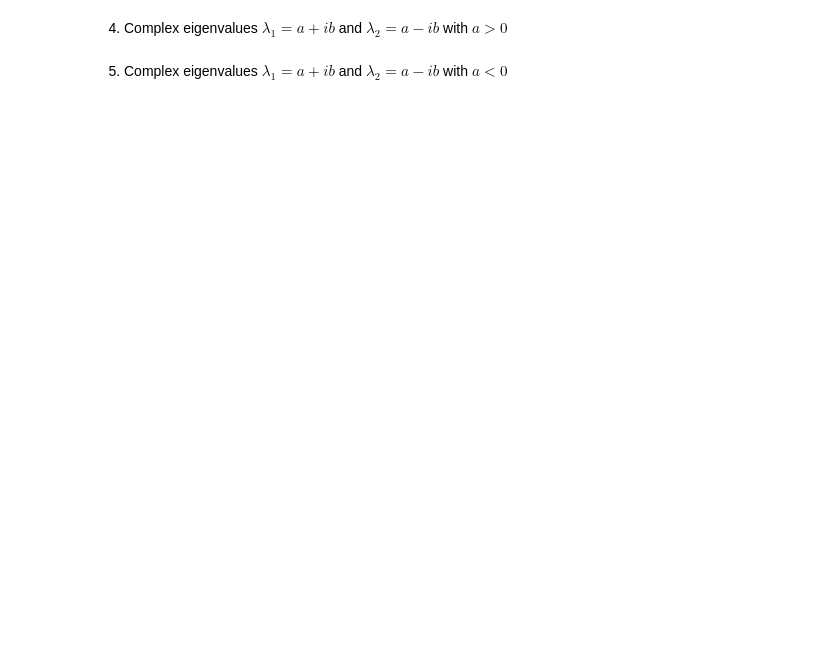
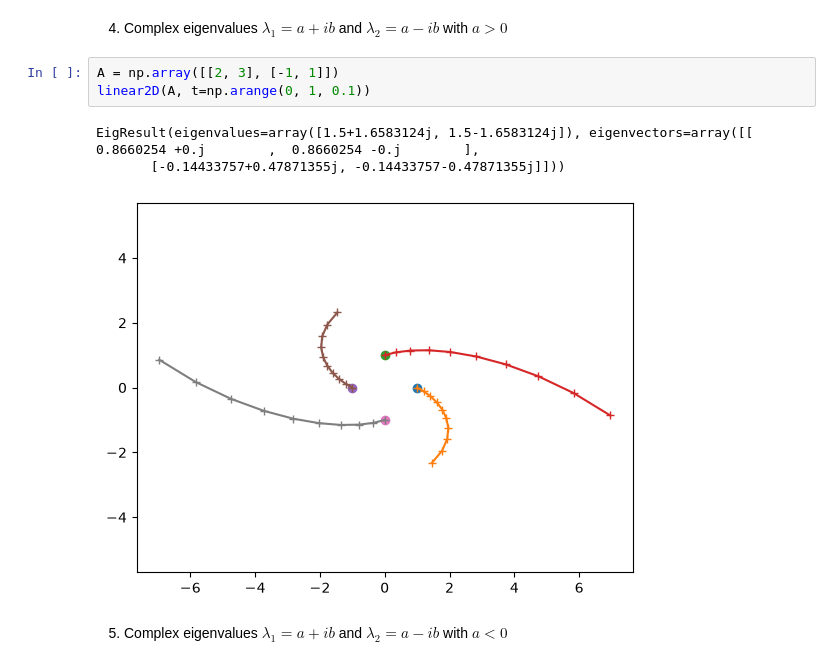
Before and after one commit to XiuningZhang/B50_Scientific_Computing, a Jupyter notebook: 06_ODE_Ex.ipynb, the cells around one changed output. Drawn from its saved outputs; the diff is of its cells as text; blank space fills up the shorter version.

```diff
--- a/06_ODE_Ex.ipynb
+++ b/06_ODE_Ex.ipynb
@@ -75,4 +103,11 @@ linear2D(A, t=np.arange(0, 1, 0.1))
 # %% [markdown]
 4) Complex eigenvalues $\lambda_1=a+ib$ and $\lambda_2=a-ib$ with $a>0$
+# %%
+A = np.array([[2, 3], [-1, 1]])
+linear2D(A, t=np.arange(0, 1, 0.1))
+# %% [output]
+EigResult(eigenvalues=array([1.5+1.6583124j, 1.5-1.6583124j]), eigenvectors=array([[ 0.8660254 +0.j        ,  0.8660254 -0.j        ],
+       [-0.14433757+0.47871355j, -0.14433757-0.47871355j]]))
+[figure, added]
 # %% [markdown]
 5) Complex eigenvalues $\lambda_1=a+ib$ and $\lambda_2=a-ib$ with $a<0$
```
Also changed, not shown: parts of 20 cells of this notebook, 3 other files.
